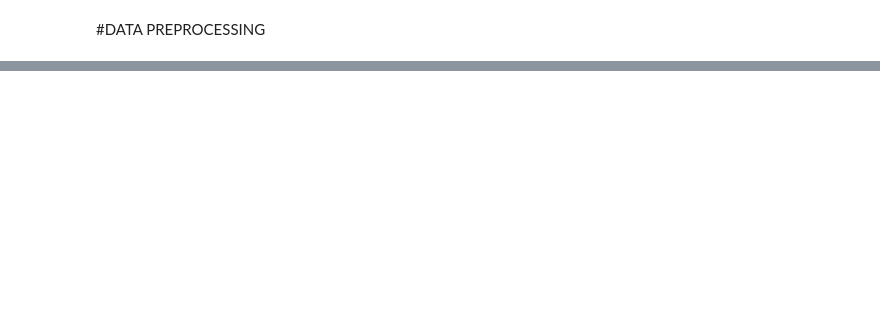
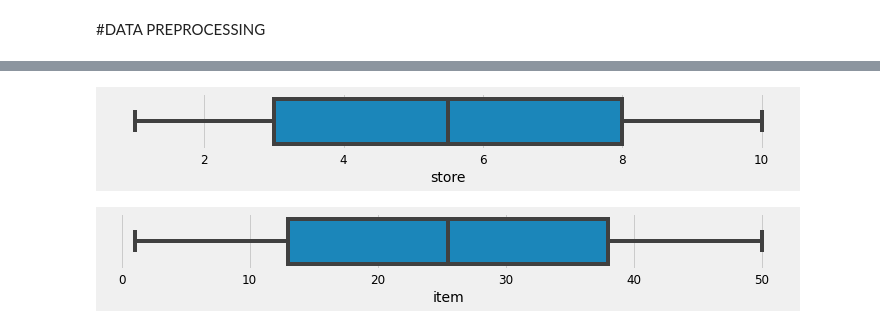
Before and after one commit to Albert8754/TCS-iON-Forecasting-System---Project-Demand-of-Products-at-a-Retail-Outlet-Based-on-Historical-Data, a Jupyter notebook: Forecating_System.ipynb, the cells around one changed output, grey strips where cells are left out. Saved outputs shown, nothing was run; the diff lists cells and outputs as text; code cells hidden in the pictures; blank space fills up the shorter version.

```diff
--- a/Forecating_System.ipynb
+++ b/Forecating_System.ipynb
@@ -67,2 +133,5 @@ dtype: object
 # %% [markdown]
 #DATA PREPROCESSING
+# %%
+# ID is a unique number for each row and not needed for precidtion
+test = test.drop('id', axis =1)
@@ -68,0 +177,10 @@ dtype: object
+# %%
+for i, feature in enumerate(test.select_dtypes(include=[np.float64,np.int64]).columns):
+    plt.figure(figsize=(10,10))
+    plt.subplot(7,1, i+1)
+    plt.subplots_adjust(hspace = 2.0)
+    sns.boxplot(test[feature])
+    plt.tight_layout()
+# %% [output]
+[figure, added]
+[figure, added]
```
Also changed, not shown: parts of 60 cells of this notebook.
